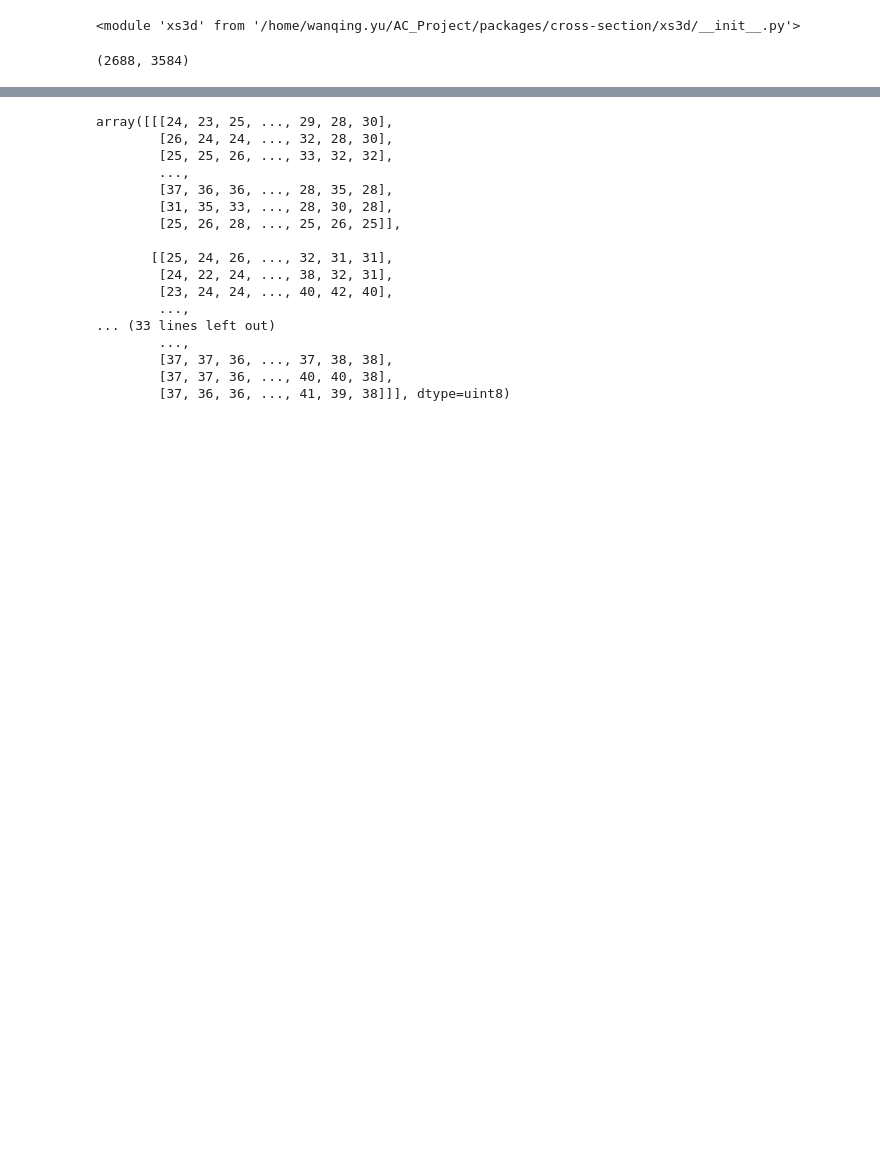
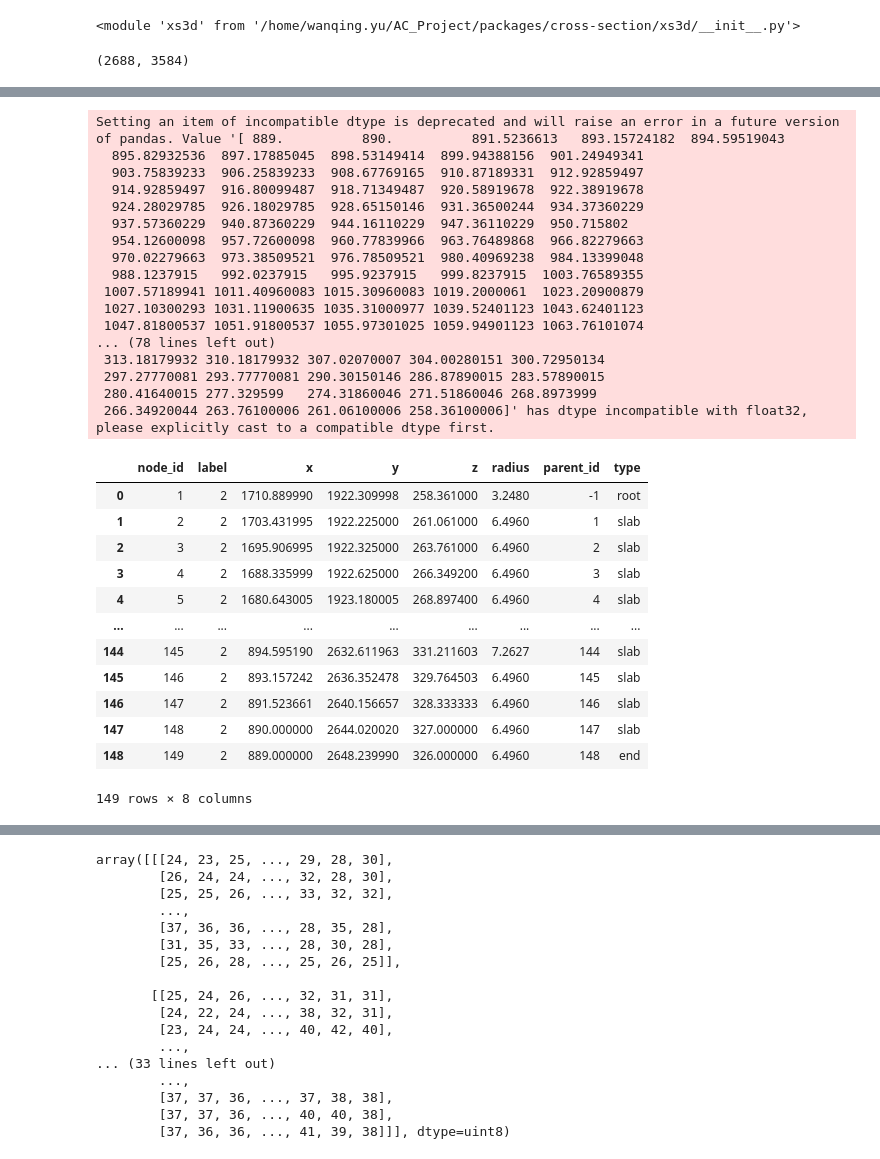
Before and after one commit to wanqingy/proofreading-demo, a Jupyter notebook: test_flythrough.ipynb, the cells around one changed output, grey strips where cells are left out. Drawn from its saved outputs; the diff is of its cells as text; code cells hidden in the pictures; blank space fills up the shorter version.

```diff
--- a/test_flythrough.ipynb
+++ b/test_flythrough.ipynb
@@ -130,0 +112,34 @@ resolution = [4, 2.961,2.962]
+# %%
+skeleton_smoothed = navis.smooth_skeleton(skeleton, window=10, to_smooth=['x', 'y', 'z'])
+skeleton_smoothed.nodes
+# %% [output]
+Setting an item of incompatible dtype is deprecated and will raise an error in a future version of pandas. Value '[ 889.          890.          891.5236613   893.15724182  894.59519043
+  895.82932536  897.17885045  898.53149414  899.94388156  901.24949341
+  903.75839233  906.25839233  908.67769165  910.87189331  912.92859497
+  914.92859497  916.80099487  918.71349487  920.58919678  922.38919678
+  924.28029785  926.18029785  928.65150146  931.36500244  934.37360229
+  937.57360229  940.87360229  944.16110229  947.36110229  950.715802
+  954.12600098  957.72600098  960.77839966  963.76489868  966.82279663
+  970.02279663  973.38509521  976.78509521  980.40969238  984.13399048
+  988.1237915   992.0237915   995.9237915   999.8237915  1003.76589355
+ 1007.57189941 1011.40960083 1015.30960083 1019.2000061  1023.20900879
+ 1027.10300293 1031.11900635 1035.31000977 1039.52401123 1043.62401123
+ 1047.81800537 1051.91800537 1055.97301025 1059.94901123 1063.76101074
+... (78 lines left out)
+ 313.18179932 310.18179932 307.02070007 304.00280151 300.72950134
+ 297.27770081 293.77770081 290.30150146 286.87890015 283.57890015
+ 280.41640015 277.329599   274.31860046 271.51860046 268.8973999
+ 266.34920044 263.76100006 261.06100006 258.36100006]' has dtype incompatible with float32, please explicitly cast to a compatible dtype first.
+|  | node_id | label | x | y | z | radius | parent_id | type |
+| 0 | 1 | 2 | 1710.889990 | 1922.309998 | 258.361000 | 3.2480 | -1 | root |
+| 1 | 2 | 2 | 1703.431995 | 1922.225000 | 261.061000 | 6.4960 | 1 | slab |
+| 2 | 3 | 2 | 1695.906995 | 1922.325000 | 263.761000 | 6.4960 | 2 | slab |
+| 3 | 4 | 2 | 1688.335999 | 1922.625000 | 266.349200 | 6.4960 | 3 | slab |
+| 4 | 5 | 2 | 1680.643005 | 1923.180005 | 268.897400 | 6.4960 | 4 | slab |
+| ... | ... | ... | ... | ... | ... | ... | ... | ... |
+| 144 | 145 | 2 | 894.595190 | 2632.611963 | 331.211603 | 7.2627 | 144 | slab |
+| 145 | 146 | 2 | 893.157242 | 2636.352478 | 329.764503 | 6.4960 | 145 | slab |
+| 146 | 147 | 2 | 891.523661 | 2640.156657 | 328.333333 | 6.4960 | 146 | slab |
+| 147 | 148 | 2 | 890.000000 | 2644.020020 | 327.000000 | 6.4960 | 147 | slab |
+| 148 | 149 | 2 | 889.000000 | 2648.239990 | 326.000000 | 6.4960 | 148 | end |
+149 rows × 8 columns
```
Also changed, not shown: parts of 25 cells of this notebook.
